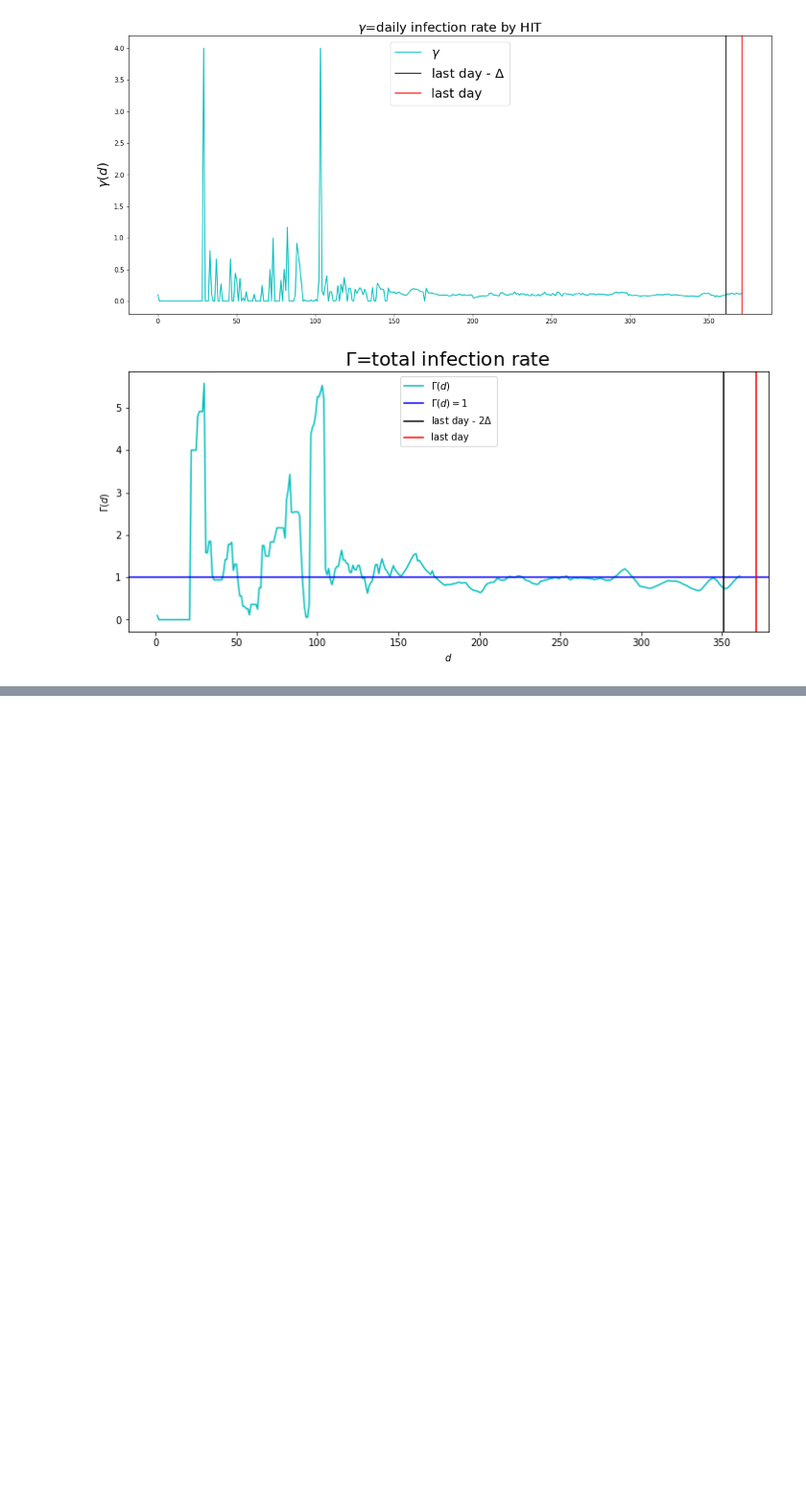
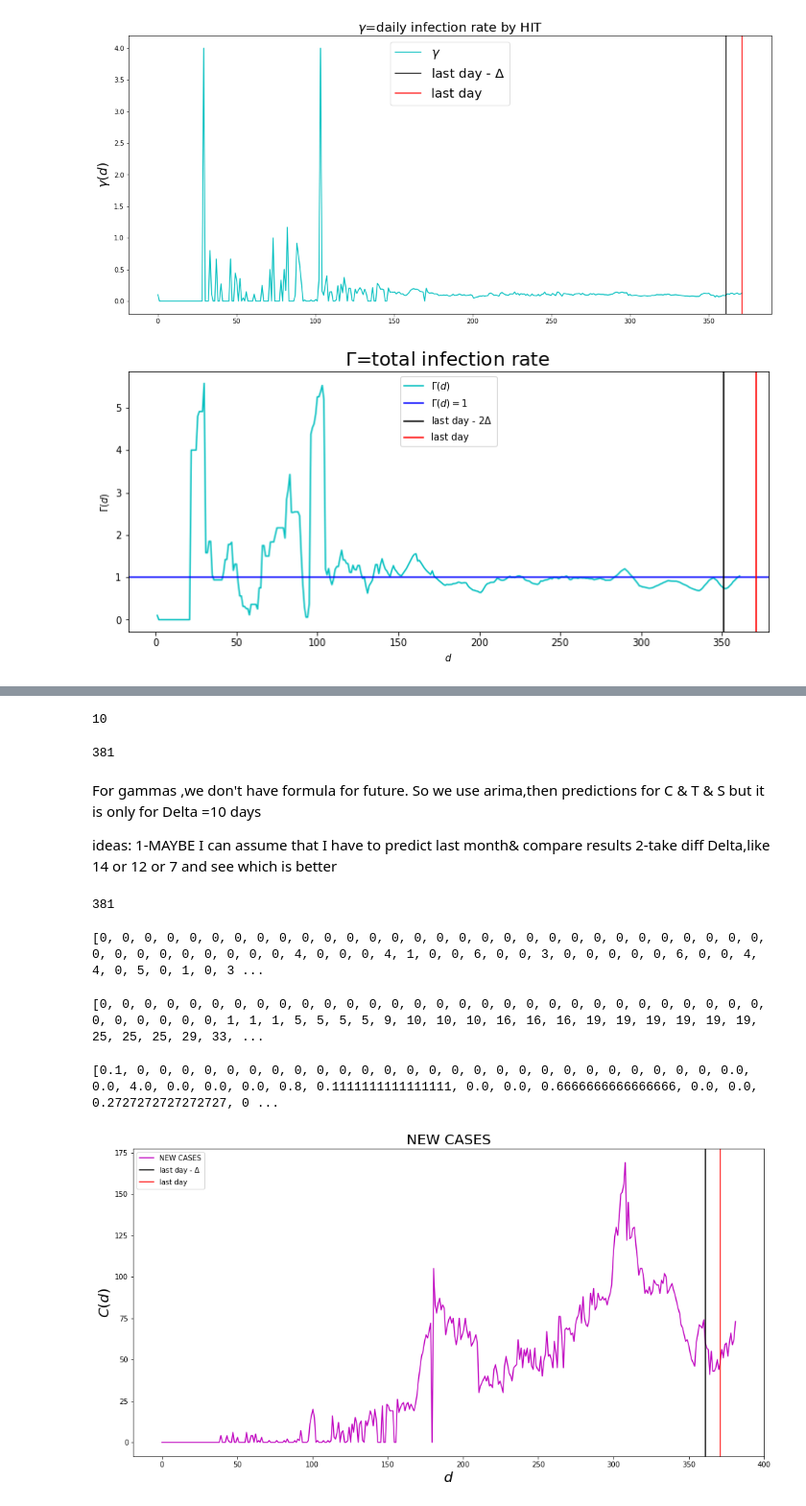
Before and after one commit to lamaraz/covid-in-Syria, a Jupyter notebook: HIT.ipynb, the cells around one changed output, grey strips where cells are left out. Shown at 96% size. Drawn from its saved outputs; the diff is of its cells as text; code cells hidden in the pictures; blank space fills up the shorter version.

```diff
--- a/HIT.ipynb
+++ b/HIT.ipynb
@@ -313,0 +345,73 @@ We have now extrapolated the $\gamma(d)$ parameter to the last day ,based on the
+# %%
+#predicte gammas for 10 days
+g2=[]
+cur_date1 = last_available + timedelta(days=1)
+while cur_date1 <= extrapolate_to:
+    Gg=gamma_model.predict(start=cur_date1.strftime('%Y-%m-%d'),end=cur_date1.strftime('%Y-%m-%d')).values[0]
+    g2.append(Gg)
+    cur_date1=cur_date1+timedelta(days=1)
+len(g2)
+# %% [output]
+10
+# %%
+gp=g1
+for i in range(0,Delta):
+    gp.append(g2[i])
+len(gp)
+# %% [output]
+381
+# %%
+#predicte c and t for 10 days depend on last 10 gammas(new)
+
+def cp(d,Delta):
+    return int(gp[d-Delta]*(T[d-1]-T[d-Delta-1]))
+def tp(d,Delta):
+    return T[d-1]+C[d]
+
+for d in range(371,371+10):
+    C.append(cp(d,Delta))
+    T.append(tp(d,Delta))
+# %% [markdown]
+For gammas ,we don't have formula for future.
+So we use arima,then predictions for C & T & S
+but it is only for Delta =10 days
+
+
+ideas:
+1-MAYBE I can assume that I have to predict last month& compare results
+2-take diff Delta,like 14 or 12 or 7 and see which is better
+# %%
+len(T)
+# %% [output]
+381
+# %%
+print(C)
+# %% [output]
+[0, 0, 0, 0, 0, 0, 0, 0, 0, 0, 0, 0, 0, 0, 0, 0, 0, 0, 0, 0, 0, 0, 0, 0, 0, 0, 0, 0, 0, 0, 0, 0, 0, 0, 0, 0, 0, 0, 0, 4, 0, 0, 0, 4, 1, 0, 0, 6, 0, 0, 3, 0, 0, 0, 0, 0, 6, 0, 0, 4, 4, 0, 5, 0, 1, 0, 3 ...
+# %%
+print(T)
+# %% [output]
+[0, 0, 0, 0, 0, 0, 0, 0, 0, 0, 0, 0, 0, 0, 0, 0, 0, 0, 0, 0, 0, 0, 0, 0, 0, 0, 0, 0, 0, 0, 0, 0, 0, 0, 0, 0, 1, 1, 1, 5, 5, 5, 5, 9, 10, 10, 10, 16, 16, 16, 19, 19, 19, 19, 19, 19, 25, 25, 25, 29, 33, ...
+# %%
+print(gp)
+# %% [output]
+[0.1, 0, 0, 0, 0, 0, 0, 0, 0, 0, 0, 0, 0, 0, 0, 0, 0, 0, 0, 0, 0, 0, 0, 0, 0, 0, 0, 0.0, 0.0, 4.0, 0.0, 0.0, 0.0, 0.8, 0.1111111111111111, 0.0, 0.0, 0.6666666666666666, 0.0, 0.0, 0.2727272727272727, 0 ...
+# %%
+#c
+fig = plt.figure(figsize = (16, 8))
+cc1=[]
+xx=np.linspace(0,381,381)
+for d in range(0,381):
+        cc1.append(C[d])
+z=cc1
+plt.plot(xx,z,'m',label = 'NEW CASES')
+plt.title("NEW CASES", fontsize =20)
+plt.ylabel('$C(d)$', fontsize =20)
+plt.xlabel('$d$', fontsize =20)
+plt.axvline(371-Delta, color='black', label = 'last day - $\Delta$')
+plt.axvline(371, color='red', label = 'last day')
+plt.legend(loc= 'best')
+
+plt.show()
+# %% [output]
+[figure, added]
```
Also changed, not shown: parts of 9 cells of this notebook.
